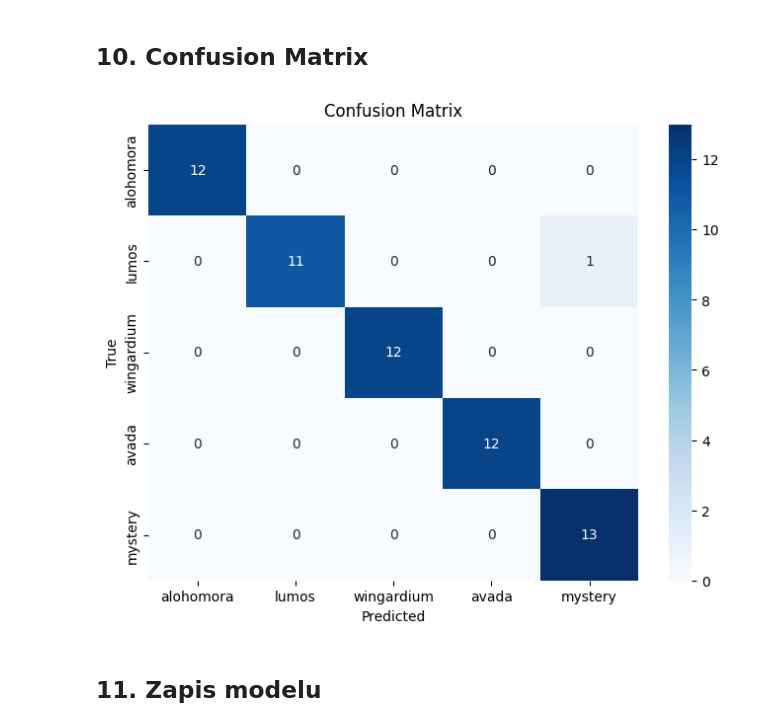
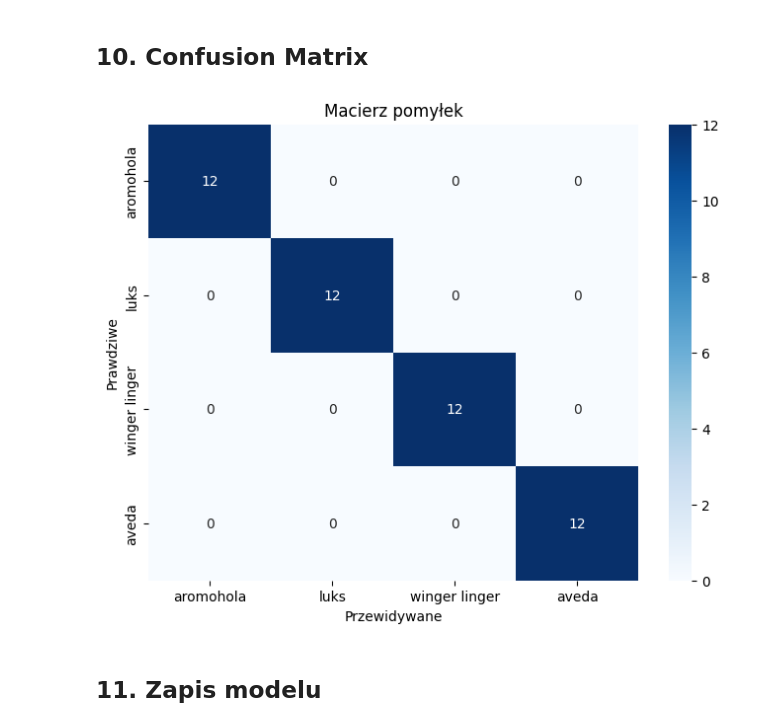
Before and after one commit to Olsonikk/MagicWand, a Jupyter notebook: ML_CNN.ipynb, the cells around one changed output. Cells and saved outputs as stored; diff of their text form; code cells hidden in the pictures.

Commit message:
change spell names

```diff
--- a/ML_CNN.ipynb
+++ b/ML_CNN.ipynb
@@ -60,17 +58,15 @@ Mystery: 61 próbek
 # %%
 # Sprawdź długości sekwencji
 all_lengths = []
-for data, name in [(alohomora_data, 'Alohomora'),
-                    (lumos_data, 'Lumos'),
-                    (wingardium_data, 'Wingardium'),
-                    (avada_data, 'Avada'),
-                    (mystery_data, 'Mystery')]:
+for data, name in [(alohomora_data, 'Aromohola'),
+                    (lumos_data, 'Luks'),
+                    (wingardium_data, 'Winger Linger'),
+                    (avada_data, 'Aveda')]:
     lengths = [len(seq) for seq in data]
     all_lengths.extend(lengths)
     print(f"{name}: min={min(lengths)}, max={max(lengths)}, avg={np.mean(lengths):.1f}")
 
 print(f"\nWszystkie: min={min(all_lengths)}, max={max(all_lengths)}, avg={np.mean(all_lengths):.1f}")
 
-# Ustalamy stałą długość sekwencji (weźmiemy 100 - jak w Arduino)
-MAX_SEQUENCE_LENGTH = 100
+MAX_SEQUENCE_LENGTH = 200
 # %% [output]
@@ -107,19 +102,17 @@ X_alohomora = pad_sequences(alohomora_data, MAX_SEQUENCE_LENGTH)
 X_lumos = pad_sequences(lumos_data, MAX_SEQUENCE_LENGTH)
 X_wingardium = pad_sequences(wingardium_data, MAX_SEQUENCE_LENGTH)
 X_avada = pad_sequences(avada_data, MAX_SEQUENCE_LENGTH)
-X_mystery = pad_sequences(mystery_data, MAX_SEQUENCE_LENGTH)
 
 # Łączymy wszystkie dane
-X = np.vstack([X_alohomora, X_lumos, X_wingardium, X_avada, X_mystery])
+X = np.vstack([X_alohomora, X_lumos, X_wingardium, X_avada])
 
-# Etykiety (0: alohomora, 1: lumos, 2: wingardium, 3: avada, 4: mystery)
+# Etykiety (0: alohomora, 1: lumos, 2: wingardium, 3: avada)
 y_alohomora = np.zeros(len(X_alohomora), dtype=int)
 y_lumos = np.ones(len(X_lumos), dtype=int)
 y_wingardium = np.full(len(X_wingardium), 2, dtype=int)
 y_avada = np.full(len(X_avada), 3, dtype=int)
-y_mystery = np.full(len(X_mystery), 4, dtype=int)
 
-y = np.concatenate([y_alohomora, y_lumos, y_wingardium, y_avada, y_mystery])
+y = np.concatenate([y_alohomora, y_lumos, y_wingardium, y_avada])
 
 print(f"Kształt danych X: {X.shape}")  # (total_samples, 100, 6)
 print(f"Kształt etykiet y: {y.shape}")  # (total_samples,)
@@ -183,7 +176,7 @@ def create_cnn_model(input_shape, num_classes):
     return model
 
 # Tworzenie modelu
-model = create_cnn_model(input_shape=(MAX_SEQUENCE_LENGTH, 6), num_classes=5)
+model = create_cnn_model(input_shape=(MAX_SEQUENCE_LENGTH, 6), num_classes=4)
 model.summary()
 
 # Informacja o rozmiarze modelu
@@ -304,7 +297,8 @@ test_loss, test_accuracy = model.evaluate(X_test, y_test)
 print(f"\nTest Accuracy: {test_accuracy:.4f}")
 print(f"Test Loss: {test_loss:.4f}")
 
-class_names = ['alohomora', 'lumos', 'wingardium', 'avada', 'mystery']
+# Classification report
+class_names = ['aromohola', 'luks', 'winger linger', 'aveda']
 print("\nClassification Report:")
 print(classification_report(y_test, y_pred_classes, target_names=class_names))
 # %% [output]
@@ -331,15 +328,15 @@ weighted avg       0.98      0.98      0.98        61
 # %%
 cm = confusion_matrix(y_test, y_pred_classes)
 
 plt.figure(figsize=(8, 6))
 sns.heatmap(cm, annot=True, fmt='d', cmap='Blues',
             xticklabels=class_names, yticklabels=class_names)
-plt.xlabel('Predicted')
-plt.ylabel('True')
-plt.title('Confusion Matrix')
+plt.xlabel('Przewidywane')
+plt.ylabel('Prawdziwe')
+plt.title('Macierz pomyłek')
 plt.show()
 # %% [output]
-[figure, old version]
+[figure, new version]
 # %% [markdown]
 ## 11. Zapis modelu
 # %%
```
Also changed, not shown: parts of 21 cells of this notebook, 1 other file.
